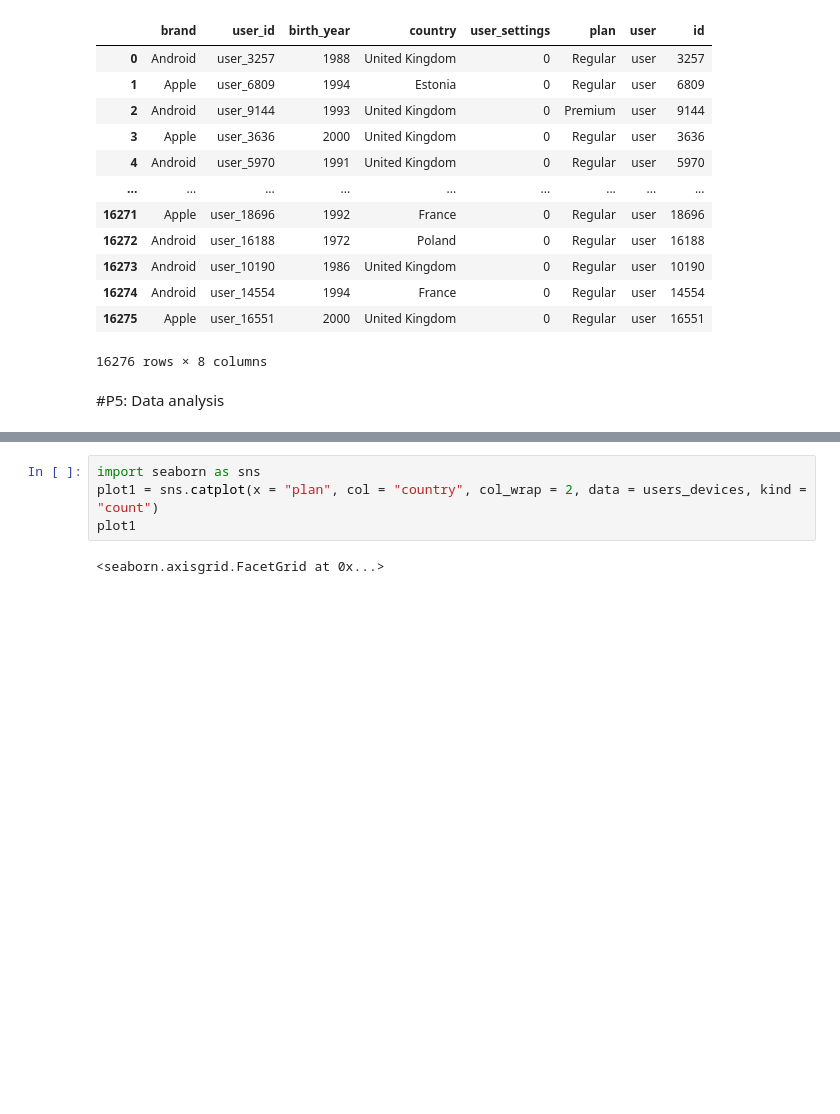
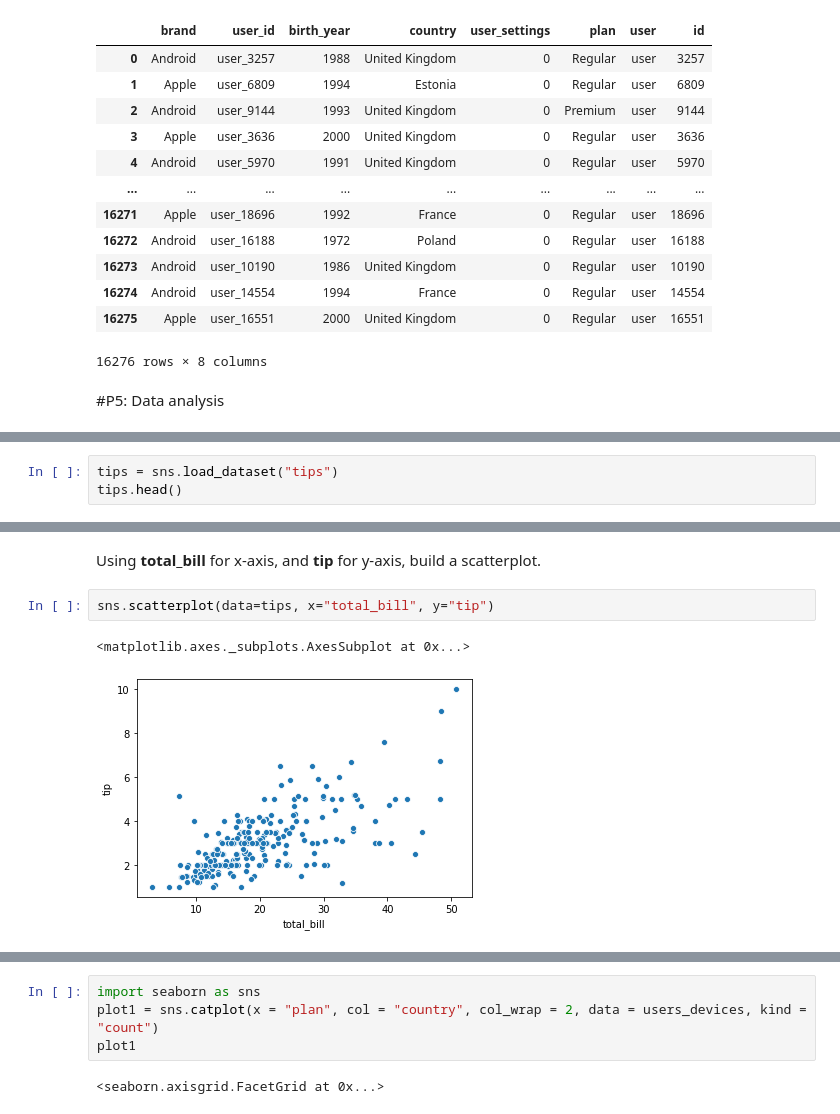
Before and after one commit to atlas-github/fstep_19, a Jupyter notebook: intro_to_bigdata&ai.ipynb, the cells around one changed output, grey strips where cells are left out. Drawn from its saved outputs; the diff is of its cells as text; blank space fills up the shorter version.

```diff
--- a/intro_to_bigdata&ai.ipynb
+++ b/intro_to_bigdata&ai.ipynb
@@ -300,0 +335,3 @@ result.join(result['user_id'].str.split('_', 1, expand = True).rename(columns={0
+# %%
+tips = sns.load_dataset("tips")
+tips.head()
@@ -300,0 +345,7 @@ result.join(result['user_id'].str.split('_', 1, expand = True).rename(columns={0
+# %% [markdown]
+Using **total_bill** for x-axis, and **tip** for y-axis, build a scatterplot.
+# %%
+sns.scatterplot(data=tips, x="total_bill", y="tip")
+# %% [output]
+<matplotlib.axes._subplots.AxesSubplot at 0x...>
+[figure, added]
```
Also changed, not shown: parts of 56 cells of this notebook.
